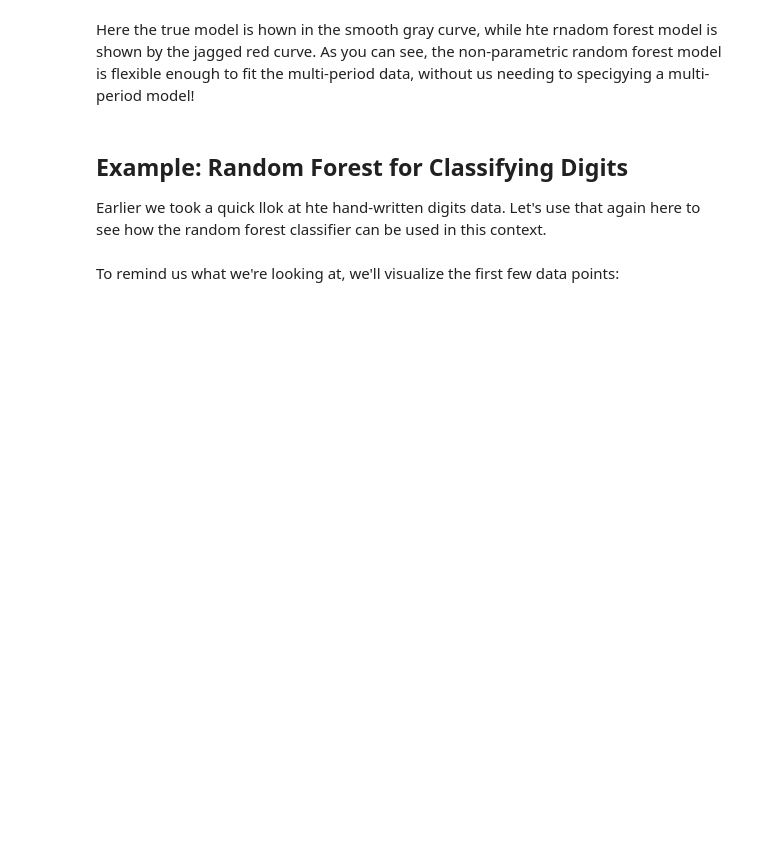
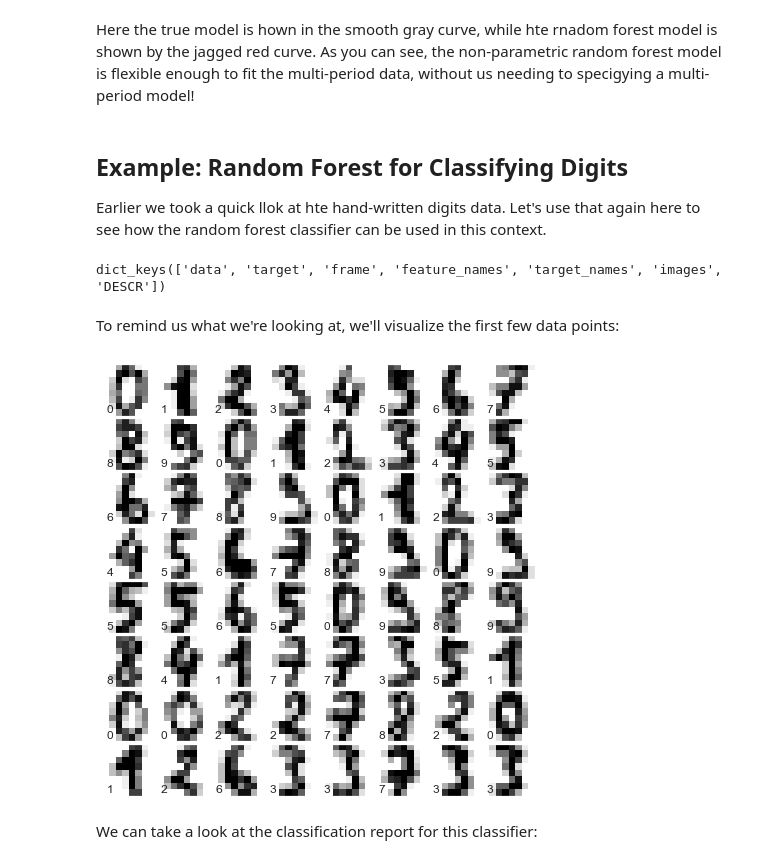
Before and after one commit to Jeffresh/python-datascience-handbook, a Jupyter notebook: scikitlearn/decision_trees_random_forests.ipynb, the cells around one changed output. Saved outputs shown, nothing was run; the diff lists cells and outputs as text; code cells hidden in the pictures; blank space fills up the shorter version.

```diff
--- a/scikitlearn/decision_trees_random_forests.ipynb
+++ b/scikitlearn/decision_trees_random_forests.ipynb
@@ -174,6 +172,23 @@ digits.keys()
+# %%
+digits = load_digits()
+digits.keys()
+# %% [output]
+dict_keys(['data', 'target', 'frame', 'feature_names', 'target_names', 'images', 'DESCR'])
 # %% [markdown]
 To remind us what we're looking at, we'll visualize the first few data points:
 # %%
 # set up the figure
 fig = plt.figure(figsize=(6, 6))
 fig.subplots_adjust(left=0, right=1, bottom=0, top=1, hspace=0.05, wspace=0.05)
+
+# plot the digits: each image is 8x8 pixels
+for i in range(64):
+    ax = fig.add_subplot(8, 8, i + 1, xticks=[], yticks=[])
+    ax.imshow(digits.images[i], cmap=plt.cm.binary, interpolation='nearest')
+
+    # label the iamge with the target value
+    ax.text(0, 7, str(digits.target[i]))
+# %% [output]
+[figure, added]
+# %% [markdown]
+We can take a look at the classification report for this classifier:
```
Also changed, not shown: parts of 8 cells of this notebook.
